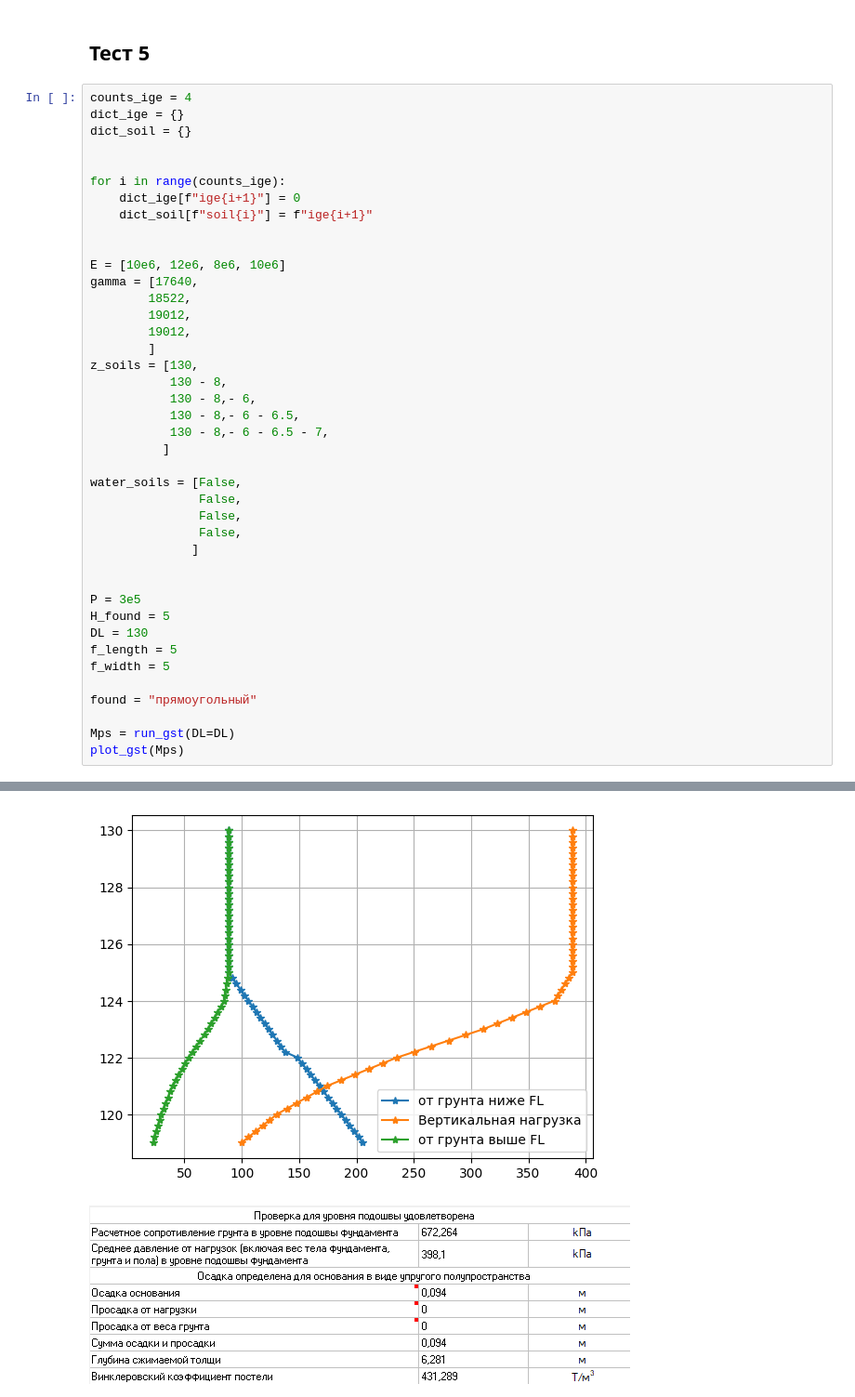
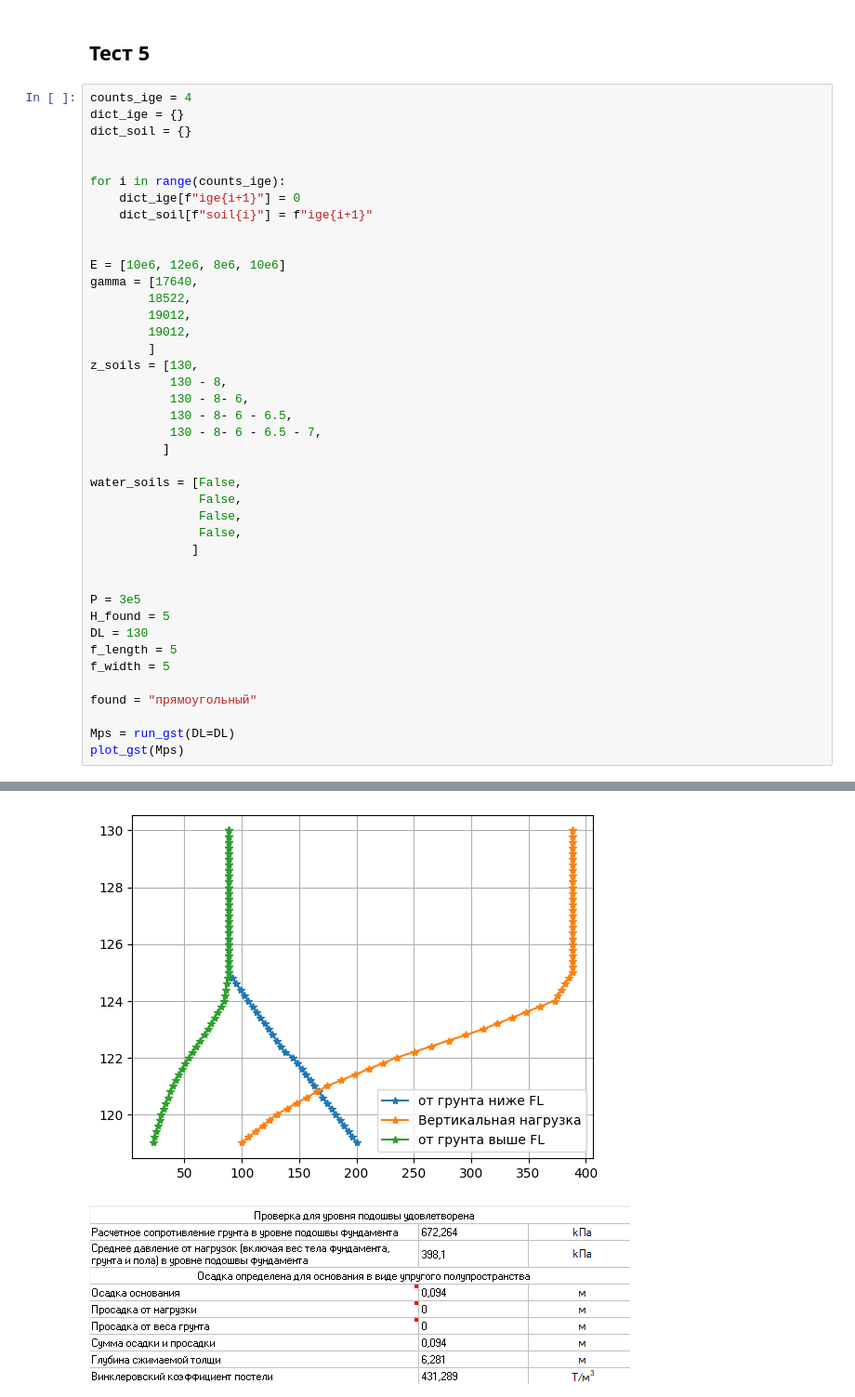
Before and after one commit to MrPain-hub/geotechnical_solutions, a Jupyter notebook: test_scripts/Untitled1.ipynb, the cells around one changed output, grey strips where cells are left out. Shown: that part at 93% size. Drawn from its saved outputs; the diff is of its cells as text.

```diff
--- a/test_scripts/Untitled1.ipynb
+++ b/test_scripts/Untitled1.ipynb
@@ -327,9 +329,9 @@ gamma = [17640,
         ]
 z_soils = [130,
            130 - 8,
-           130 - 8,- 6,
-           130 - 8,- 6 - 6.5,
-           130 - 8,- 6 - 6.5 - 7,
+           130 - 8- 6,
+           130 - 8- 6 - 6.5,
+           130 - 8- 6 - 6.5 - 7,
           ]
 
 water_soils = [False,
@@ -357,4 +359,4 @@ plot_gst(Mps)
-[figure, old version]
+[figure, new version]
 # %% [markdown]
 ![image.png](attachment:af677452-5923-4cce-af29-4361a2191765.png)
 ![image.png](attachment:006fc931-af15-422c-90e0-01816196d1c2.png)
```
Also changed, not shown: parts of 21 cells of this notebook, 1 other file.
